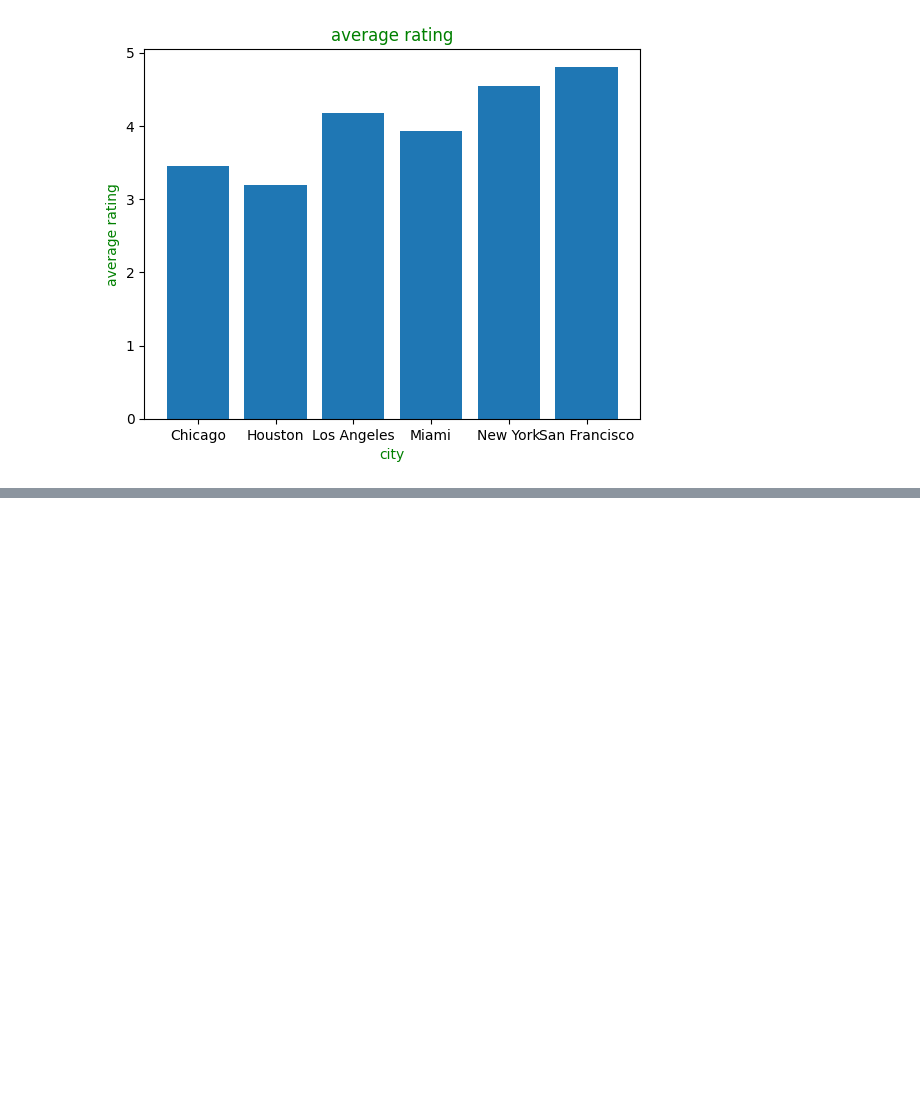
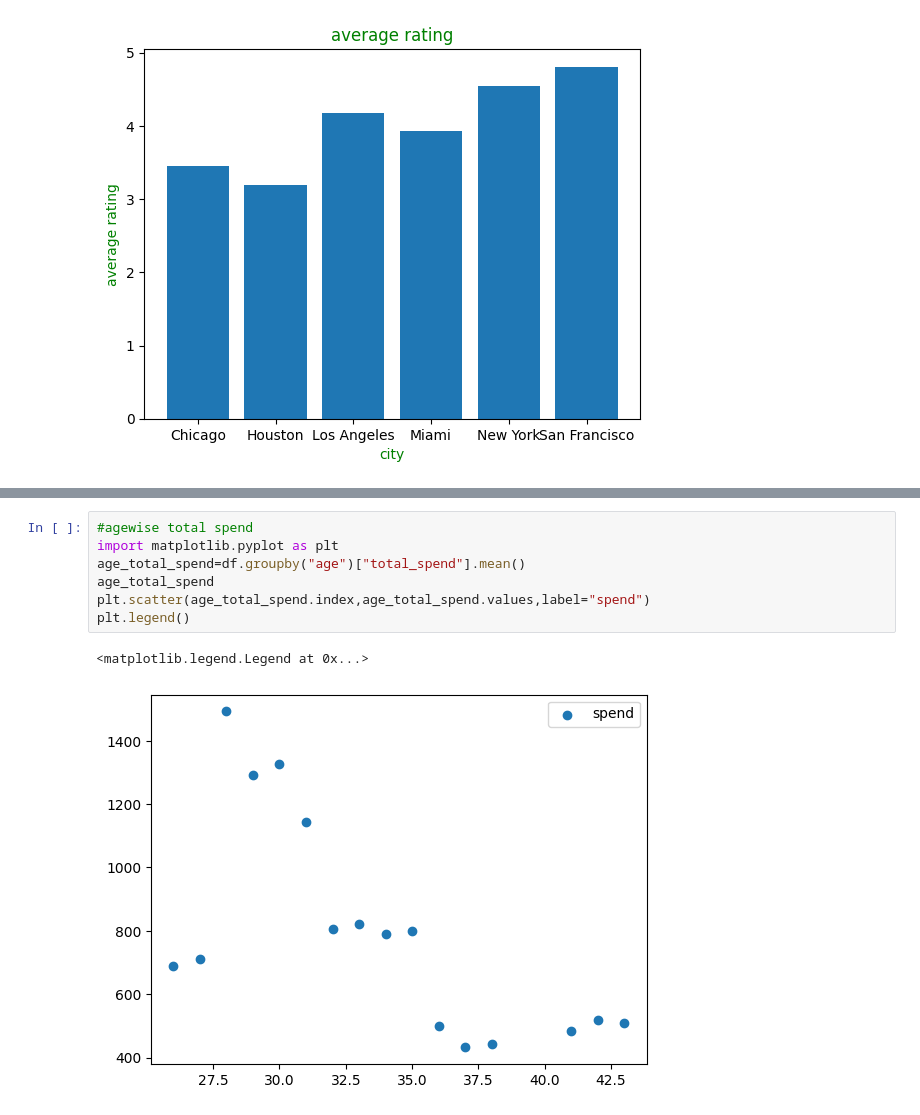
Before and after one commit to clarajchiramel-web/pandasworks, a Jupyter notebook: customer_behaviour_casestudy/process.ipynb, the cells around one changed output, grey strips where cells are left out. Cells and saved outputs as stored; diff of their text form; blank space fills up the shorter version.

```diff
--- a/customer_behaviour_casestudy/process.ipynb
+++ b/customer_behaviour_casestudy/process.ipynb
@@ -220,0 +229,10 @@ plt.show()
+# %%
+#agewise total spend
+import matplotlib.pyplot as plt
+age_total_spend=df.groupby("age")["total_spend"].mean()
+age_total_spend
+plt.scatter(age_total_spend.index,age_total_spend.values,label="spend")
+plt.legend()
+# %% [output]
+<matplotlib.legend.Legend at 0x...>
+[figure, added]
```
Also changed, not shown: parts of 3 cells of this notebook, 1 other file.
